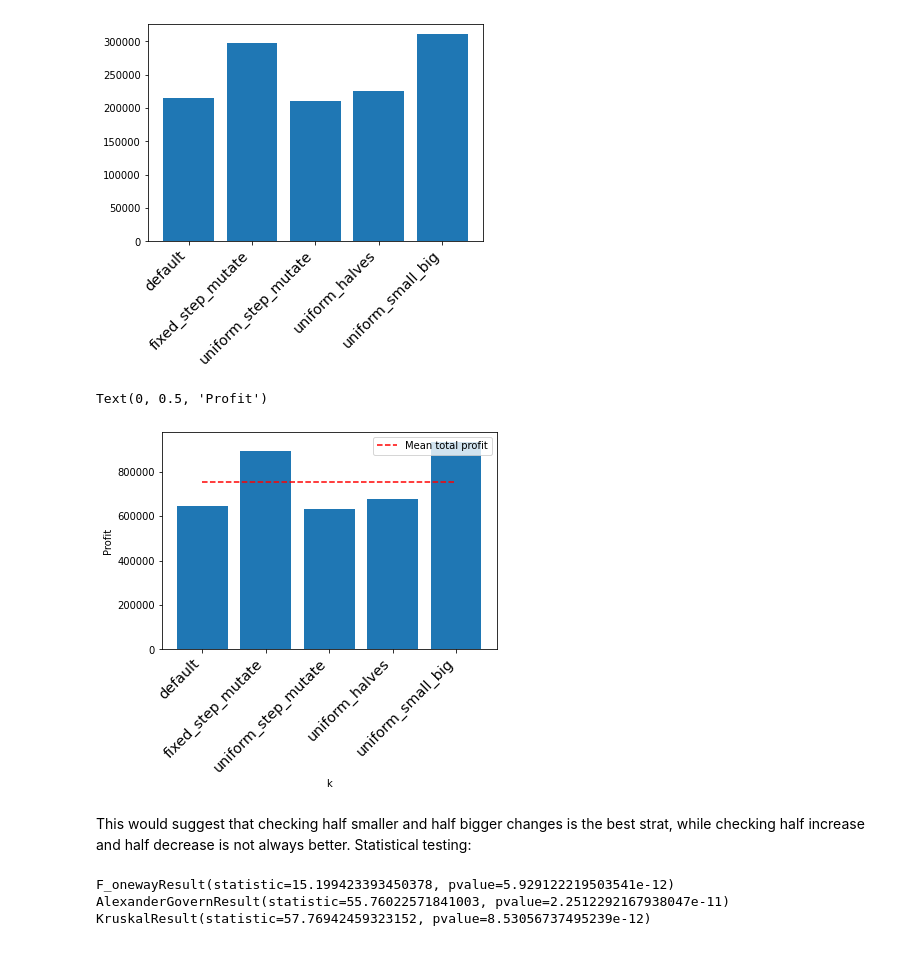
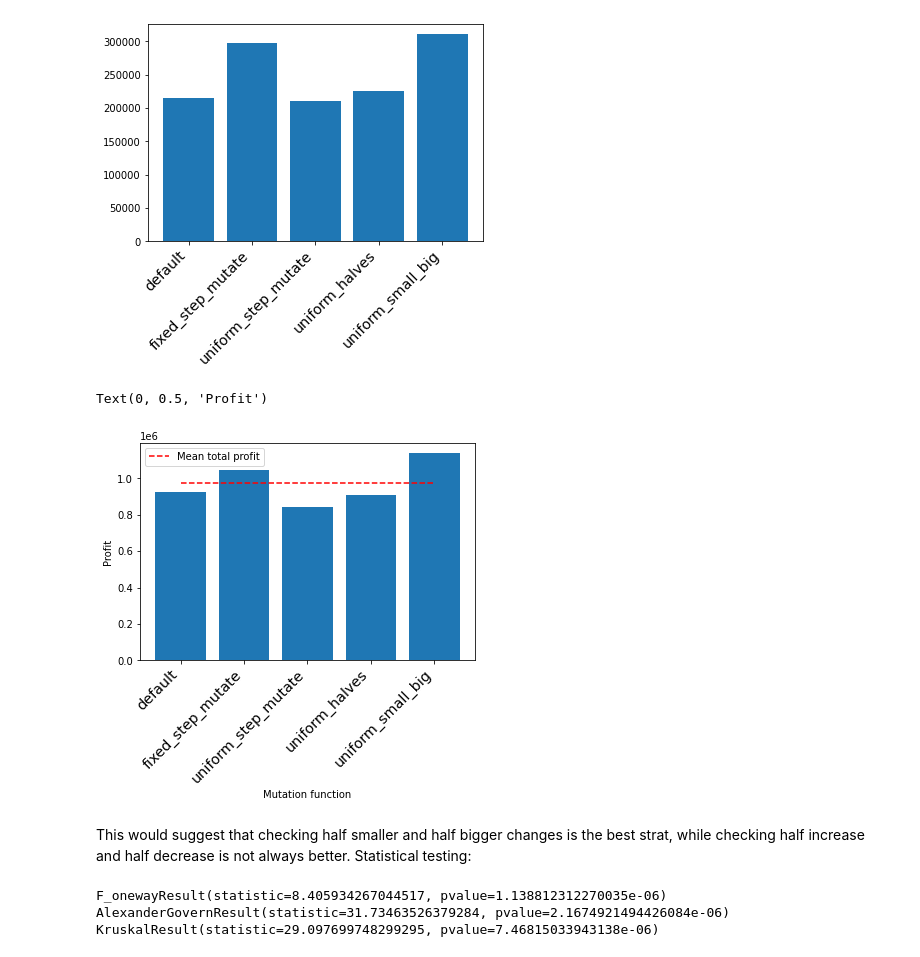
Before and after one commit to janderson3435/ITFT-Coursework-Assessment, a Jupyter notebook: PRSH_experiments.ipynb, the cells around one changed output. Cells and saved outputs as stored; diff of their text form; code cells hidden in the pictures.

Commit message:
readme updated, more experiments run and graphs plotted

```diff
--- a/PRSH_experiments.ipynb
+++ b/PRSH_experiments.ipynb
@@ -153,7 +153,7 @@ I also take inspiration from IBMs experiments, testing both balanced-group and o
 To change the k parameter I have written an extra function in BSE that sets a global variable to the k value.
 # %%
 # Experimental setup
-dir = r'C:\Users\Joest\OneDrive\Documents\Actual Docs\Bristol\ITFT\ITFT-Coursework-Assessment\market_outputs\\'
+dir = r'C:\Users\Joe\OneDrive\Documents\Actual Docs\Bristol\ITFT\ITFT-Coursework-Assessment\market_outputs\\'
 
 trials_per_k = 50 # important for valid results as PRSH is stochastic
 
@@ -841,12 +841,14 @@ for func in mutate_funcs:
 249;
 # %%
 ## Visualising
+trials_per_mutate = 50
+csv1 = 'mutate_balanced_m2.csv'
 
-csv1 = 'mutate_balanced_m2.csv'
 
 trades_df = pd.read_csv(dir + csv1)
 
 # Just PRSH performance
+
 PRSH_df = trades_df.iloc[:,8:10]
 PRSH_df = PRSH_df.assign(mutate = np.repeat(['default', 'fixed_step_mutate', 'uniform_step_mutate', 'uniform_halves', 'uniform_small_big'], trials_per_mutate))
 groups = PRSH_df.groupby(pd.Grouper(key='mutate')).sum()
@@ -951,61 +953,63 @@ plt.show()
 # %%
 # Summing results of all the experiments to assess performance:
 cumulative_profit = np.zeros(5)
 cumulative_df = pd.DataFrame()
+trials_per_mutate = 50
 
-csvs = ['mutate_balanced_m1.csv', 'mutate_balanced_m1_k6.csv', 'mutate_balanced_ms14.csv']
+csvs = ['mutate_balanced_m1.csv', 'mutate_balanced_m1_k6.csv', 'mutate_balanced_ms14.csv', 'mutate_balanced_m2.csv']
 for c in csvs:
-    trades_df = pd.read_csv(dir + csv1)
+    trades_df = pd.read_csv(dir + c)
     PRSH_df = trades_df.iloc[:,8:10]
     PRSH_df = PRSH_df.assign(mutate = np.repeat(['default', 'fixed_step_mutate', 'uniform_step_mutate', 'uniform_halves', 'uniform_small_big'], trials_per_mutate))
     groups = PRSH_df.groupby(pd.Grouper(key='mutate')).sum()
     cumulative_df = pd.concat([cumulative_df, PRSH_df])
-    cumulative_profit += groups.get(key).values
+    for key in groups:
+        cumulative_profit += groups.get(key).values
 
 fig = plt.figure()
 ax = plt.subplot(111)
 
 mean_profit = np.mean(cumulative_profit)
 
 ax.bar(['default', 'fixed_step_mutate', 'uniform_step_mutate', 'uniform_halves', 'uniform_small_big'], cumulative_profit)
 ax.plot(['default', 'fixed_step_mutate', 'uniform_step_mutate', 'uniform_halves', 'uniform_small_big'], [mean_profit] * 5, linestyle='--', label = "Mean total profit", color = 'red')
 ax.legend()
 
 plt.xticks(
     rotation=45,
     horizontalalignment='right',
     fontweight='light',
     fontsize='x-large'
 )
 
-plt.xlabel('k')
+plt.xlabel('Mutation function')
 plt.ylabel('Profit')
 # %% [output]
 Text(0, 0.5, 'Profit')
-[figure, old version]
+[figure, new version]
 # %% [markdown]
 This would suggest that checking half smaller and half bigger changes is the best strat, while checking half increase and half decrease is not always better. Statistical testing:
 # %%
 ## ANOVA - two or more groups have the same population mean
 ## Assumes independence and from normally distributed pop with equal sd
-k_balances = []
+mutate_balances = []
 mutates = ['default', 'fixed_step_mutate', 'uniform_step_mutate', 'uniform_halves', 'uniform_small_big']
 for s in mutates:
-    k_balances.append(cumulative_df[cumulative_df['mutate'] == s].iloc[:, 1])
+    mutate_balances.append(cumulative_df[cumulative_df['mutate'] == s].iloc[:, 1])
 
-print(sp.f_oneway(*k_balances))
+print(sp.f_oneway(*mutate_balances))
 
 ## Alexander-Govern - does not assume equal sd
 
-print(sp.alexandergovern(*k_balances))
+print(sp.alexandergovern(*mutate_balances))
 
 ## Kruskal-Wallis - assumes chi squared distribution
 
-print(sp.kruskal(*k_balances))
+print(sp.kruskal(*mutate_balances))
 # %% [output]
-F_onewayResult(statistic=15.199423393450378, pvalue=5.929122219503541e-12)
-AlexanderGovernResult(statistic=55.76022571841003, pvalue=2.2512292167938047e-11)
-KruskalResult(statistic=57.76942459323152, pvalue=8.53056737495239e-12)
+F_onewayResult(statistic=8.405934267044517, pvalue=1.138812312270035e-06)
+AlexanderGovernResult(statistic=31.73463526379284, pvalue=2.1674921494426084e-06)
+KruskalResult(statistic=29.097699748299295, pvalue=7.46815033943138e-06)
 # %%
 default_balances = cumulative_df[cumulative_df['mutate'] == 'default'].iloc[:, 1]
 
```
Also changed, not shown: parts of 4 cells of this notebook, 16 other files.
